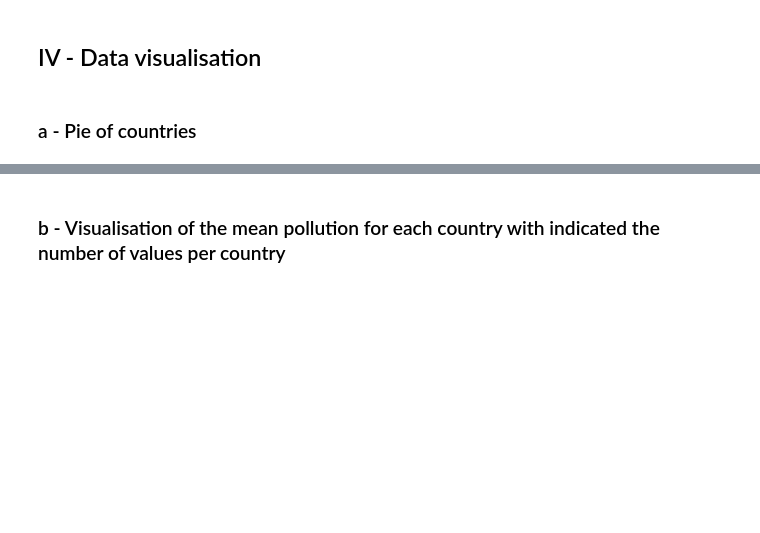
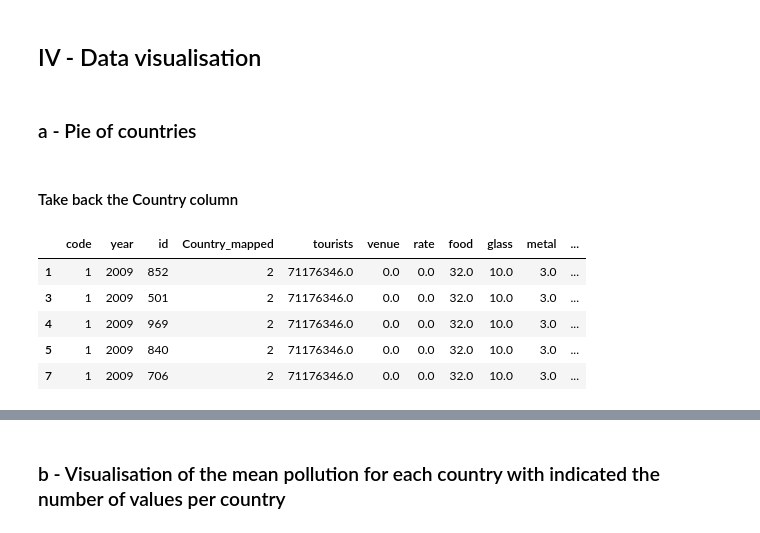
Before and after one commit to Cassette86/Green_ai_project_Water_polution, a Jupyter notebook: water_pollution_dataset/main.ipynb, the cells around one changed output, grey strips where cells are left out. Cells and saved outputs as stored; diff of their text form; code cells hidden in the pictures; blank space fills up the shorter version.

```diff
--- a/water_pollution_dataset/main.ipynb
+++ b/water_pollution_dataset/main.ipynb
@@ -213,3 +211,27 @@ plt.show()
 ##  IV - Data visualisation
 # %% [markdown]
 ### a - Pie of countries
+# %% [markdown]
+#### Take back the Country column
+# %%
+# Create a function to inverte the mapping we did in the cleaning step
+def invert_mapping(mapping):
+    return {v: k for k, v in mapping.items()}
+
+# Invert the mapping using the function we just did
+inverted_mapping = invert_mapping(mapping_country)
+
+# Create a columns with the countries using the mapping
+Country = [inverted_mapping[valeur] for valeur in df['Country_mapped']]
+
+#Adding the new column to the dataset df
+df['Country'] = Country
+
+df.head()
+# %% [output]
+|  | code | year | id | Country_mapped | tourists | venue | rate | food | glass | metal | ... |
+| 1 | 1 | 2009 | 852 | 2 | 71176346.0 | 0.0 | 0.0 | 32.0 | 10.0 | 3.0 | ... |
+| 3 | 1 | 2009 | 501 | 2 | 71176346.0 | 0.0 | 0.0 | 32.0 | 10.0 | 3.0 | ... |
+| 4 | 1 | 2009 | 969 | 2 | 71176346.0 | 0.0 | 0.0 | 32.0 | 10.0 | 3.0 | ... |
+| 5 | 1 | 2009 | 840 | 2 | 71176346.0 | 0.0 | 0.0 | 32.0 | 10.0 | 3.0 | ... |
+| 7 | 1 | 2009 | 706 | 2 | 71176346.0 | 0.0 | 0.0 | 32.0 | 10.0 | 3.0 | ... |
```
Also changed, not shown: parts of 8 cells of this notebook.
